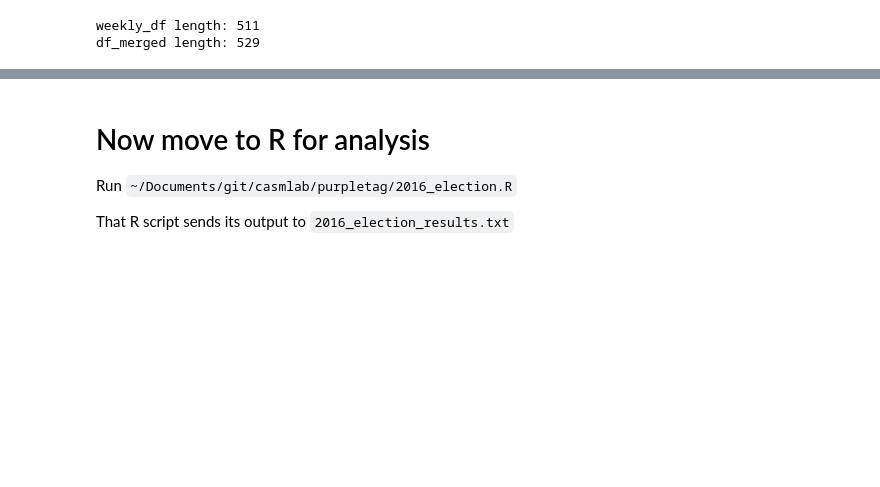
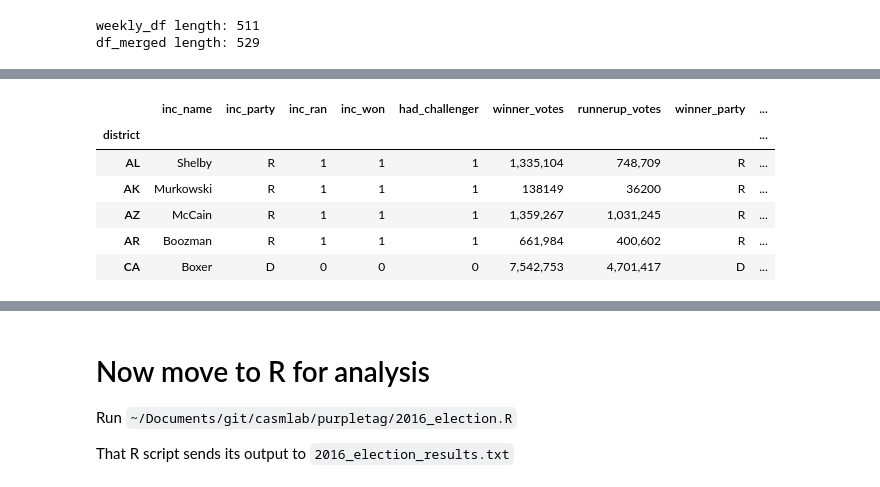
Before and after one commit to libbyh/purpletag, a Jupyter notebook: 2016-election-study/2016_election.ipynb, the cells around one changed output, grey strips where cells are left out. Drawn from its saved outputs; the diff is of its cells as text; code cells hidden in the pictures; blank space fills up the shorter version.

```diff
--- a/2016-election-study/2016_election.ipynb
+++ b/2016-election-study/2016_election.ipynb
@@ -239,0 +290,13 @@ len(hr)
+# %%
+# get Ballotpedia Senate results data
+bp_sen = pd.DataFrame.from_csv(git_data_path + 'senate_results.csv', sep=",", header=0)
+bp_sen['State'] = bp_sen.index
+bp_sen.head()
+# %% [output]
+|  | inc_name | inc_party | inc_ran | inc_won | had_challenger | winner_votes | runnerup_votes | winner_party | ... |
+| district |  |  |  |  |  |  |  |  | ... |
+| AL | Shelby | R | 1 | 1 | 1 | 1,335,104 | 748,709 | R | ... |
+| AK | Murkowski | R | 1 | 1 | 1 | 138149 | 36200 | R | ... |
+| AZ | McCain | R | 1 | 1 | 1 | 1,359,267 | 1,031,245 | R | ... |
+| AR | Boozman | R | 1 | 1 | 1 | 661,984 | 400,602 | R | ... |
+| CA | Boxer | D | 0 | 0 | 0 | 7,542,753 | 4,701,417 | D | ... |
```
Also changed, not shown: parts of 21 cells of this notebook, 4 other files.
